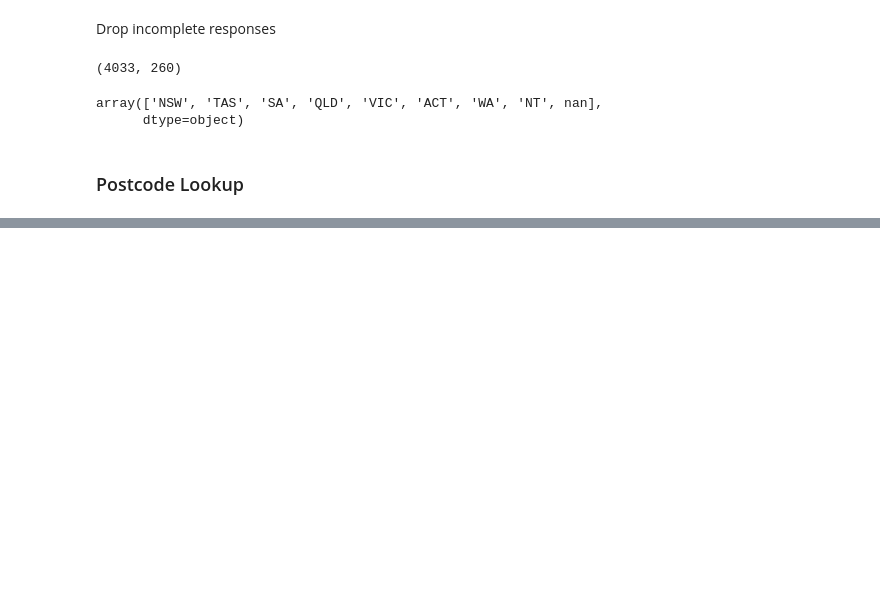
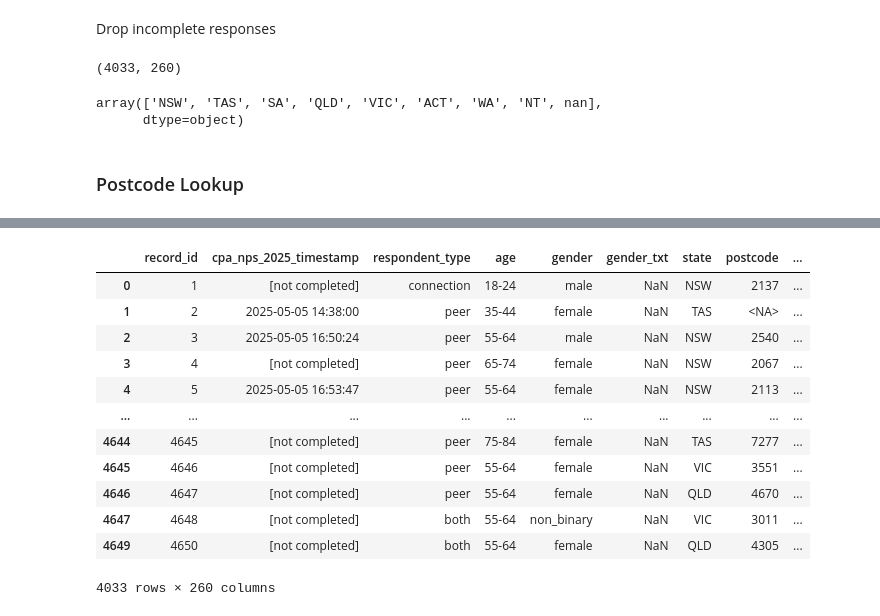
Before and after one commit to joniek/national_pain_survey, a Jupyter notebook: 2025-NPS.ipynb, the cells around one changed output, grey strips where cells are left out. Cells and saved outputs as stored; diff of their text form; code cells hidden in the pictures; blank space fills up the shorter version.

```diff
--- a/2025-NPS.ipynb
+++ b/2025-NPS.ipynb
@@ -103,0 +151,16 @@ postcode_lu
+# %%
+df
+# %% [output]
+|  | record_id | cpa_nps_2025_timestamp | respondent_type | age | gender | gender_txt | state | postcode | ... |
+| 0 | 1 | [not completed] | connection | 18-24 | male | NaN | NSW | 2137 | ... |
+| 1 | 2 | 2025-05-05 14:38:00 | peer | 35-44 | female | NaN | TAS | <NA> | ... |
+| 2 | 3 | 2025-05-05 16:50:24 | peer | 55-64 | male | NaN | NSW | 2540 | ... |
+| 3 | 4 | [not completed] | peer | 65-74 | female | NaN | NSW | 2067 | ... |
+| 4 | 5 | 2025-05-05 16:53:47 | peer | 55-64 | female | NaN | NSW | 2113 | ... |
+| ... | ... | ... | ... | ... | ... | ... | ... | ... | ... |
+| 4644 | 4645 | [not completed] | peer | 75-84 | female | NaN | TAS | 7277 | ... |
+| 4645 | 4646 | [not completed] | peer | 55-64 | female | NaN | VIC | 3551 | ... |
+| 4646 | 4647 | [not completed] | peer | 55-64 | female | NaN | QLD | 4670 | ... |
+| 4647 | 4648 | [not completed] | both | 55-64 | non_binary | NaN | VIC | 3011 | ... |
+| 4649 | 4650 | [not completed] | both | 55-64 | female | NaN | QLD | 4305 | ... |
+4033 rows × 260 columns
```
Also changed, not shown: parts of 10 cells of this notebook.
